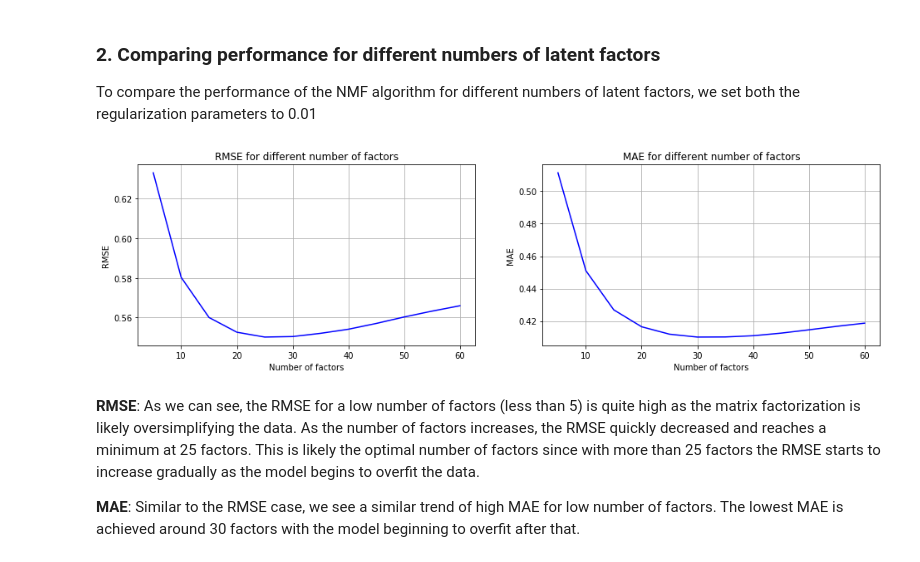
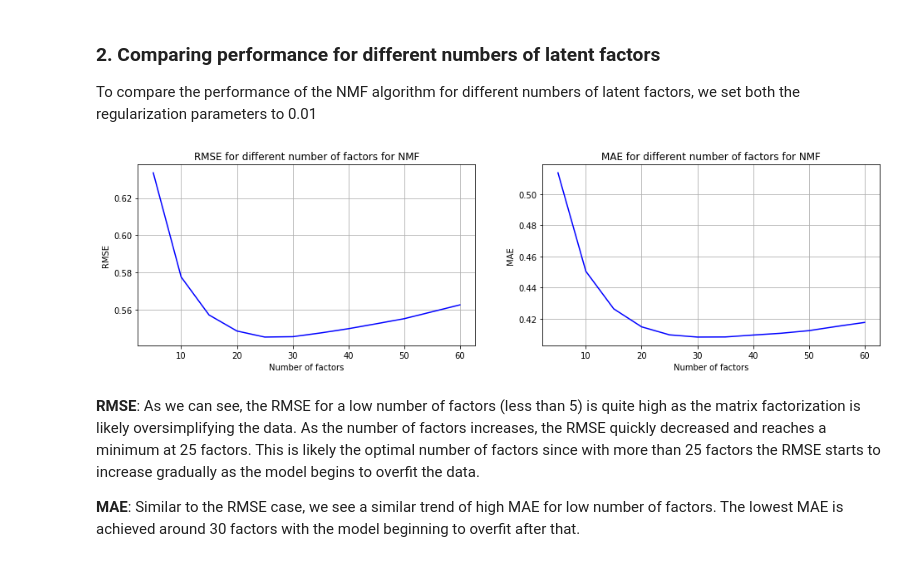
Before and after one commit to thegreatwarlo/BeerPersonalization, a Jupyter notebook: Matrix_factorisation.ipynb, the cells around one changed output. Drawn from its saved outputs; the diff is of its cells as text; code cells hidden in the pictures.

```diff
--- a/Matrix_factorisation.ipynb
+++ b/Matrix_factorisation.ipynb
@@ -6,4 +6,4 @@ import pandas as pd
 import numpy as np
 import os
 data = pd.read_csv('D:/Columbia/Fall 2018/PTA/Project/beeradvocate1.csv', sep='^', engine='python',
-                   header=None, error_bad_lines=False)
+                   header=None, error_bad_lines=False, warn_bad_lines=False)
@@ -33,7 +15,8 @@ data.columns = ['beer_name', 'beer_beerId', 'beer_brewer', 'beer_ABV', 'beer_sty
 # keep 3 columns: user name, beer name, overall score
 data2 = data[['beer_name', 'review_profileName', 'review_overall', 'review_time']]
 
-
+m = 1000 # number of users
+n = 100 # Number of items
 # remove NA
 data2 = data2[pd.notnull(data2.beer_name)]
 data2 = data2[pd.notnull(data2.review_profileName)]
@@ -42,13 +25,13 @@ print(data2.shape)
 # %% [output]
 (1585696, 4)
 # %%
-# keep top 2000/33382 frequent users
+# keep top 1000/33382 frequent users
 user = data2.review_profileName.value_counts()
-user_list = user.keys()[:2000].tolist()
+user_list = user.keys()[:m].tolist()
 
-# keep top 200/56855 most reviewed beer
+# keep top 100/56855 most reviewed beer
 beer = data2.beer_name.value_counts()[:200]
-beer_list = beer.keys()[:200].tolist()
+beer_list = beer.keys()[:n].tolist()
 
 # keep (beer&user) pair in (user_list) and (beer_list)
 subdata = data2[data2.beer_name.isin(beer_list)]
@@ -161,21 +144,21 @@ nmf_factors = pd.DataFrame.from_dict(grid_search_nmf.cv_results)
 # %%
 # RMSE and MAE comparisions for number of factors @ regularised parameters = 0.1 for NMF
 import matplotlib.pyplot as plt
 fig = plt.figure(figsize=(16,4))
 
 ax1 = fig.add_subplot(121)
 ax1.plot(nmf_factors.param_n_factors,nmf_factors.mean_test_rmse, 'b')
 ax1.set(xlabel='Number of factors', ylabel='RMSE', title='RMSE for different number of factors for NMF')
 ax1.grid()
 
 ax2 = fig.add_subplot(122)
 ax2.plot(nmf_factors.param_n_factors,nmf_factors.mean_test_mae, 'b')
-ax2.set(xlabel='Number of factors', ylabel='MAE', title='MAE for different number of factors for SVD')
+ax2.set(xlabel='Number of factors', ylabel='MAE', title='MAE for different number of factors for NMF')
 ax2.grid()
 
 plt.show()
 # %% [output]
-[figure, old version]
+[figure, new version]
 # %% [markdown]
 **RMSE**: As we can see, the RMSE for a low number of factors (less than 5) is quite high as the matrix factorization is likely oversimplifying the data. As the number of factors increases, the RMSE quickly decreased and reaches a minimum at 25 factors. This is likely the optimal number of factors since with more than 25 factors the RMSE starts to increase gradually as the model begins to overfit the data.
 
```
Also changed, not shown: parts of 28 cells of this notebook.
